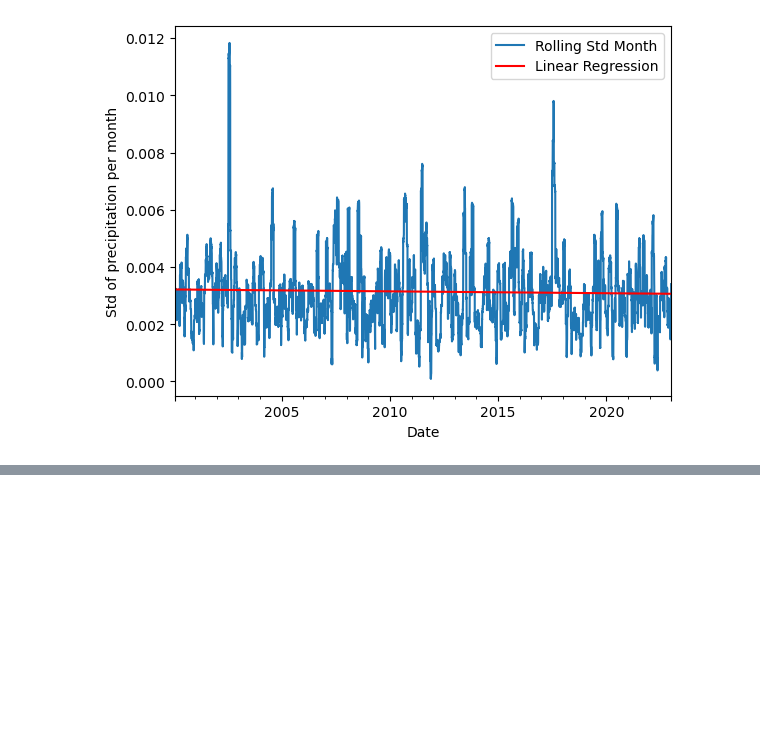
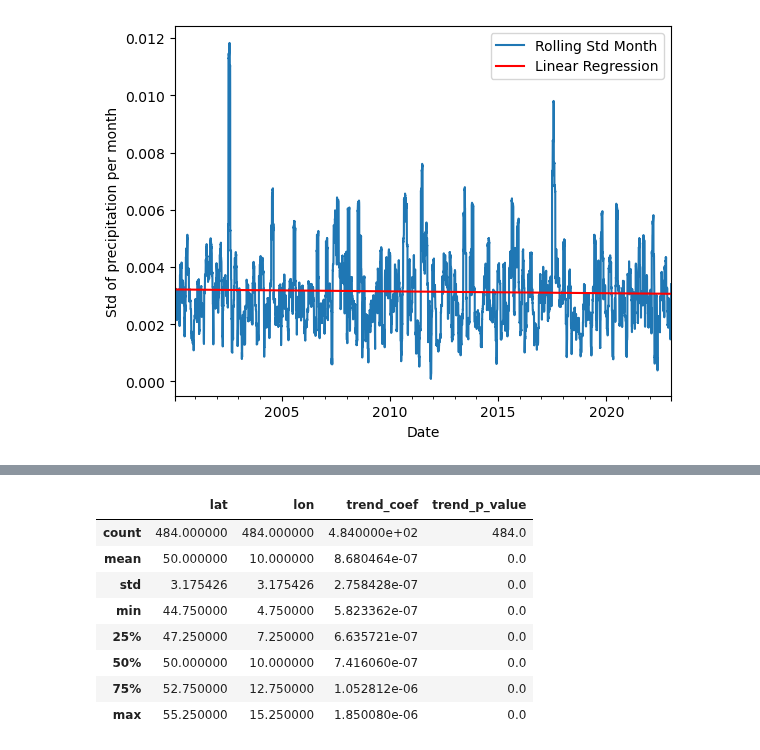
Before and after one commit to JohannaTrost/MSC24-WBM, a Jupyter notebook: analyse_existing_trends.ipynb, the cells around one changed output, grey strips where cells are left out. Cells and saved outputs as stored; diff of their text form; code cells hidden in the pictures; blank space fills up the shorter version.

```diff
--- a/analyse_existing_trends.ipynb
+++ b/analyse_existing_trends.ipynb
@@ -144,0 +184,12 @@ strong multicollinearity or other numerical problems.
+# %%
+pd.DataFrame(trends_df).describe()
+# %% [output]
+|  | lat | lon | trend_coef | trend_p_value |
+| count | 484.000000 | 484.000000 | 4.840000e+02 | 484.0 |
+| mean | 50.000000 | 10.000000 | 8.680464e-07 | 0.0 |
+| std | 3.175426 | 3.175426 | 2.758428e-07 | 0.0 |
+| min | 44.750000 | 4.750000 | 5.823362e-07 | 0.0 |
+| 25% | 47.250000 | 7.250000 | 6.635721e-07 | 0.0 |
+| 50% | 50.000000 | 10.000000 | 7.416060e-07 | 0.0 |
+| 75% | 52.750000 | 12.750000 | 1.052812e-06 | 0.0 |
+| max | 55.250000 | 15.250000 | 1.850080e-06 | 0.0 |
```
Also changed, not shown: parts of 5 cells of this notebook.
